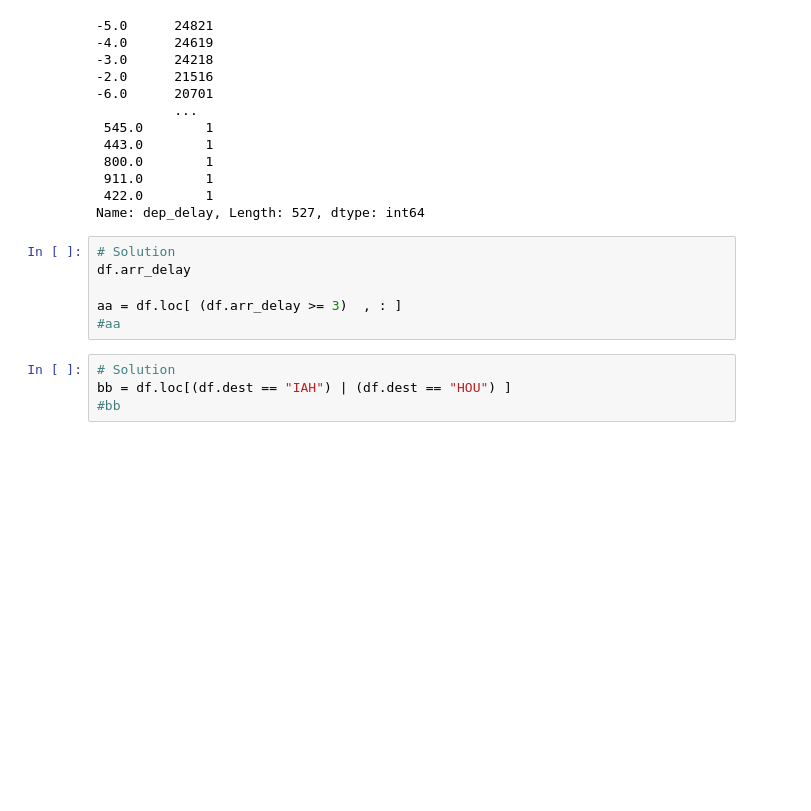
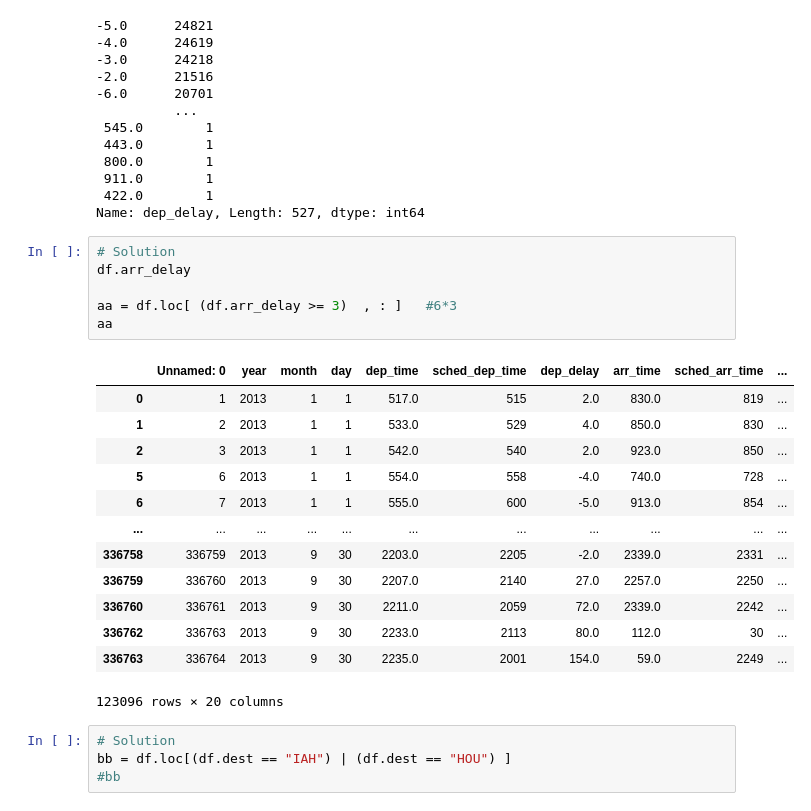
Before and after one commit to qlab-intro-python/tarea-2-cueva_portocarrero, a Jupyter notebook: tarea_2_plantilla.ipynb, the cells around one changed output. Saved outputs shown, nothing was run; the diff lists cells and outputs as text; blank space fills up the shorter version.

```diff
--- a/tarea_2_plantilla.ipynb
+++ b/tarea_2_plantilla.ipynb
@@ -54,9 +54,23 @@ Name: dep_delay, Length: 527, dtype: int64
 # %%
 # Solution
 df.arr_delay
 
-aa = df.loc[ (df.arr_delay >= 3)  , : ]
-#aa
+aa = df.loc[ (df.arr_delay >= 3)  , : ]   #6*3
+aa
+# %% [output]
+|  | Unnamed: 0 | year | month | day | dep_time | sched_dep_time | dep_delay | arr_time | sched_arr_time | ... |
+| 0 | 1 | 2013 | 1 | 1 | 517.0 | 515 | 2.0 | 830.0 | 819 | ... |
+| 1 | 2 | 2013 | 1 | 1 | 533.0 | 529 | 4.0 | 850.0 | 830 | ... |
+| 2 | 3 | 2013 | 1 | 1 | 542.0 | 540 | 2.0 | 923.0 | 850 | ... |
+| 5 | 6 | 2013 | 1 | 1 | 554.0 | 558 | -4.0 | 740.0 | 728 | ... |
+| 6 | 7 | 2013 | 1 | 1 | 555.0 | 600 | -5.0 | 913.0 | 854 | ... |
+| ... | ... | ... | ... | ... | ... | ... | ... | ... | ... | ... |
+| 336758 | 336759 | 2013 | 9 | 30 | 2203.0 | 2205 | -2.0 | 2339.0 | 2331 | ... |
+| 336759 | 336760 | 2013 | 9 | 30 | 2207.0 | 2140 | 27.0 | 2257.0 | 2250 | ... |
+| 336760 | 336761 | 2013 | 9 | 30 | 2211.0 | 2059 | 72.0 | 2339.0 | 2242 | ... |
+| 336762 | 336763 | 2013 | 9 | 30 | 2233.0 | 2113 | 80.0 | 112.0 | 30 | ... |
+| 336763 | 336764 | 2013 | 9 | 30 | 2235.0 | 2001 | 154.0 | 59.0 | 2249 | ... |
+123096 rows × 20 columns
 # %%
 # Solution
 bb = df.loc[(df.dest == "IAH") | (df.dest == "HOU") ]
```
Also changed, not shown: parts of 4 cells of this notebook.
